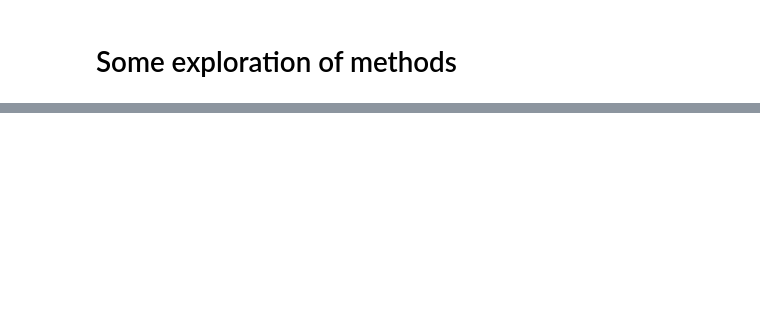
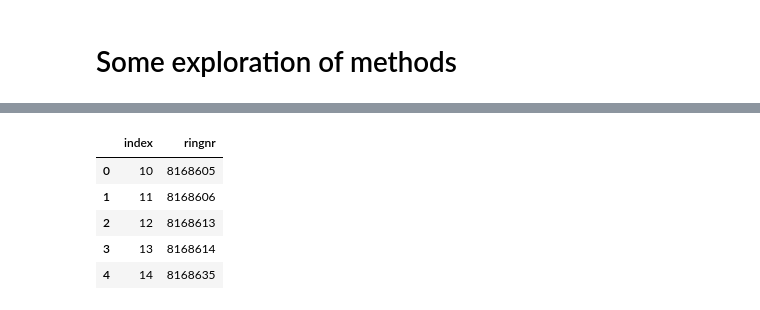
Before and after one commit to didrik1812/ProjectThesis, a Jupyter notebook: code/exploration.ipynb, the cells around one changed output, grey strips where cells are left out. Drawn from its saved outputs; the diff is of its cells as text; code cells hidden in the pictures; blank space fills up the shorter version.

```diff
--- a/code/exploration.ipynb
+++ b/code/exploration.ipynb
@@ -15,15 +15,3 @@ import xgboost as xgb
 from xgboost import XGBRegressor
 import pickle
 from scipy.stats import pearsonr
-# %%
-# Prep data for XGBoost
-mass_residuals = pd.read_csv('../data/mass_residuals_data_full.csv')
-
-SNP_data = mass_residuals.iloc[:,7:]
-SNP_data.fillna(0)
-Y = mass_residuals.ID
-SNP_data = OneHotEncoder(dtype=int).fit_transform(SNP_data)
-print("Original shape:",SNP_data.shape)
-sel = SelectPercentile(mutual_info_regression, percentile=10).fit(SNP_data, Y)
-SNP_data = sel.transform(SNP_data)
-print("Reduced shape:",SNP_data.shape)
@@ -211,0 +28,3 @@ plot_df.to_pickle("results/plot_df.pkl")
+# %%
+mass_resids = load_data()
+mass_resids.columns[:10]
@@ -211,0 +38,9 @@ plot_df.to_pickle("results/plot_df.pkl")
+# %%
+mass_resids.ringnr.iloc[10:50].to_frame().reset_index().head()
+# %% [output]
+|  | index | ringnr |
+| 0 | 10 | 8168605 |
+| 1 | 11 | 8168606 |
+| 2 | 12 | 8168613 |
+| 3 | 13 | 8168614 |
+| 4 | 14 | 8168635 |
```
Also changed, not shown: parts of 29 cells of this notebook, 11 other files.
